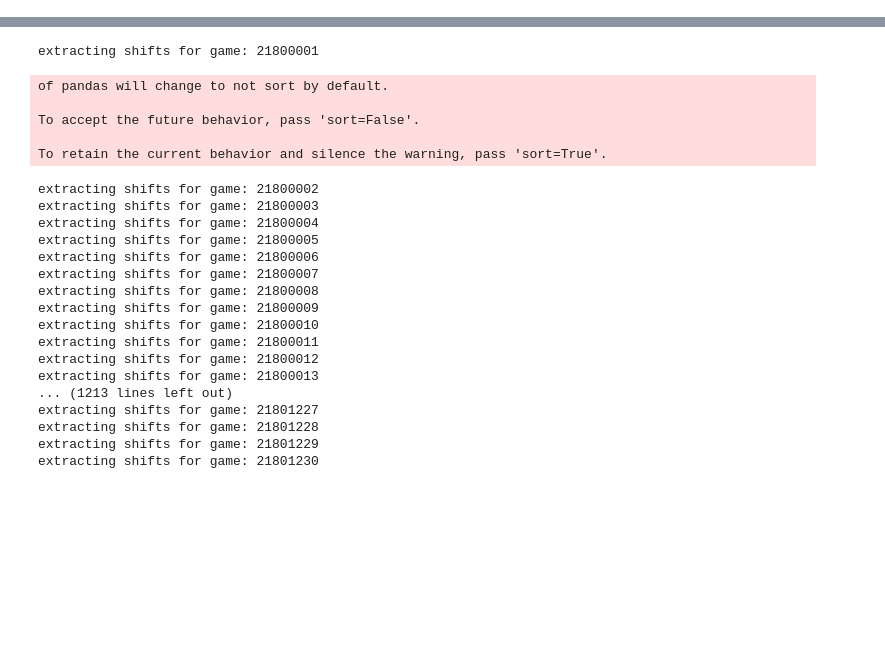
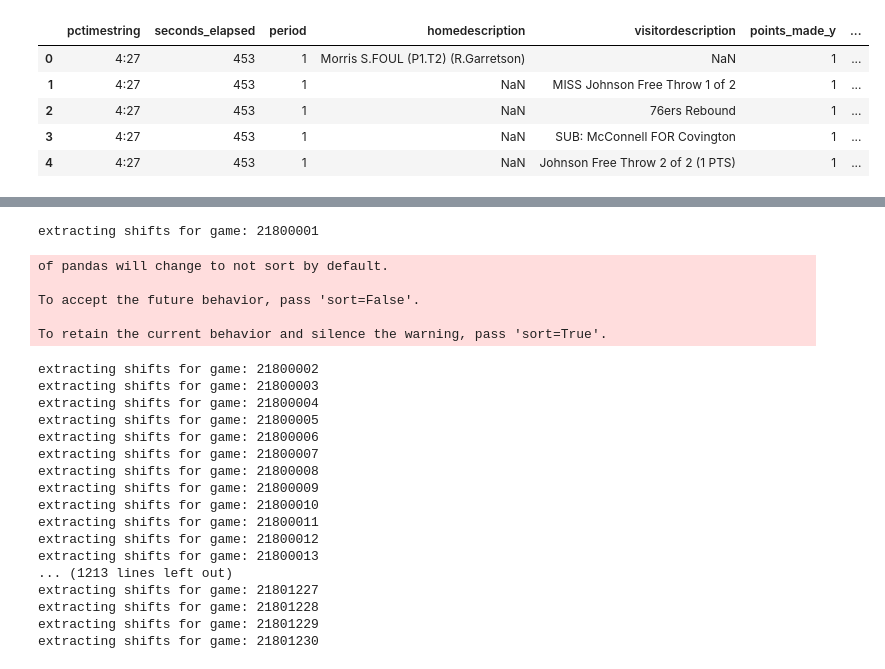
Before and after one commit to mcbarlowe/nbadbscripts, a Jupyter notebook: Untitled.ipynb, the cells around one changed output, grey strips where cells are left out. Saved outputs shown, nothing was run; the diff lists cells and outputs as text; code cells hidden in the pictures; blank space fills up the shorter version.

```diff
--- a/Untitled.ipynb
+++ b/Untitled.ipynb
@@ -62,3 +63,39 @@ def calc_possessions(game_df):
                                            (game_df.visitordescription.str.contains('Free Throw 3 of 3'))),
                                          1, game_df['away_possession'])
     return game_df
+# %%
+pbp_df = pd.read_csv('/Users/mbarlowe/Downloads/2019_pbp.csv')\
+    .sort_values(by=['game_id', 'seconds_elapsed', 'eventnum'])
+pbp_df['is_d_rebound'] = np.where(pbp_df['is_d_rebound'] == 't', 1, 0)
+pbp_df['is_o_rebound'] = np.where(pbp_df['is_o_rebound'] == 't', 1, 0)
+pbp_df['is_turnover'] = np.where(pbp_df['is_turnover'] == 't', 1, 0)
+pbp_df['is_steal']  = np.where(pbp_df['is_steal'] == 't', 1, 0)
+pbp_df['is_putback']  = np.where(pbp_df['is_putback'] == 't', 1, 0)
+pbp_df['is_block'] = np.where(pbp_df['is_block'] == 't', 1, 0)
+pbp_df['is_three']  = np.where(pbp_df['is_three'] == 't', 1, 0)
+pbp_df['shot_made'] = np.where(pbp_df['shot_made'] == 't', 1, 0)
+
+
+points_by_second = pbp_df.groupby(['game_id', 'seconds_elapsed'])['points_made'].sum().reset_index()
+# %%
+pbp_df = calc_possessions(pbp_df)
+game_one = pbp_df[pbp_df.game_id == 21800001].reset_index()
+# %%
+poss_index = game_one[(game_one.home_possession == 1) | (game_one.away_possession == 1)].index
+shift_dfs = []
+past_index = 0
+for i in poss_index:
+    shift_dfs.append(game_one.iloc[past_index+1: i+1, :].reset_index())
+    past_index = i
+# %%
+possession = [x.merge(points_by_second, on=['game_id', 'seconds_elapsed']) for x in shift_dfs]
+# %%
+possession[36][['pctimestring', 'seconds_elapsed','period','homedescription', 'visitordescription', 'points_made_y',
+                'home_possession', 'away_possession', 'event_type_de', 'event_team', 'is_d_rebound', 'is_o_rebound']]
+# %% [output]
+|  | pctimestring | seconds_elapsed | period | homedescription | visitordescription | points_made_y | ... |
+| 0 | 4:27 | 453 | 1 | Morris S.FOUL (P1.T2) (R.Garretson) | NaN | 1 | ... |
+| 1 | 4:27 | 453 | 1 | NaN | MISS Johnson Free Throw 1 of 2 | 1 | ... |
+| 2 | 4:27 | 453 | 1 | NaN | 76ers Rebound | 1 | ... |
+| 3 | 4:27 | 453 | 1 | NaN | SUB: McConnell FOR Covington | 1 | ... |
+| 4 | 4:27 | 453 | 1 | NaN | Johnson Free Throw 2 of 2 (1 PTS) | 1 | ... |
```
Also changed, not shown: parts of 4 cells of this notebook, 4 other files.
